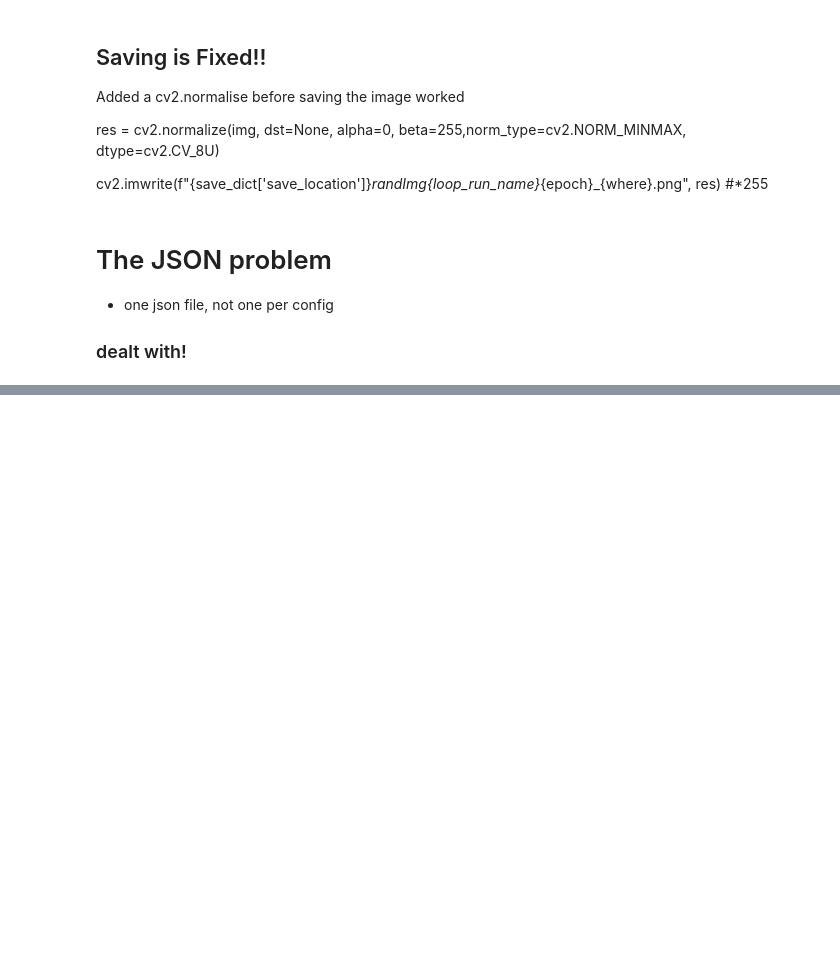
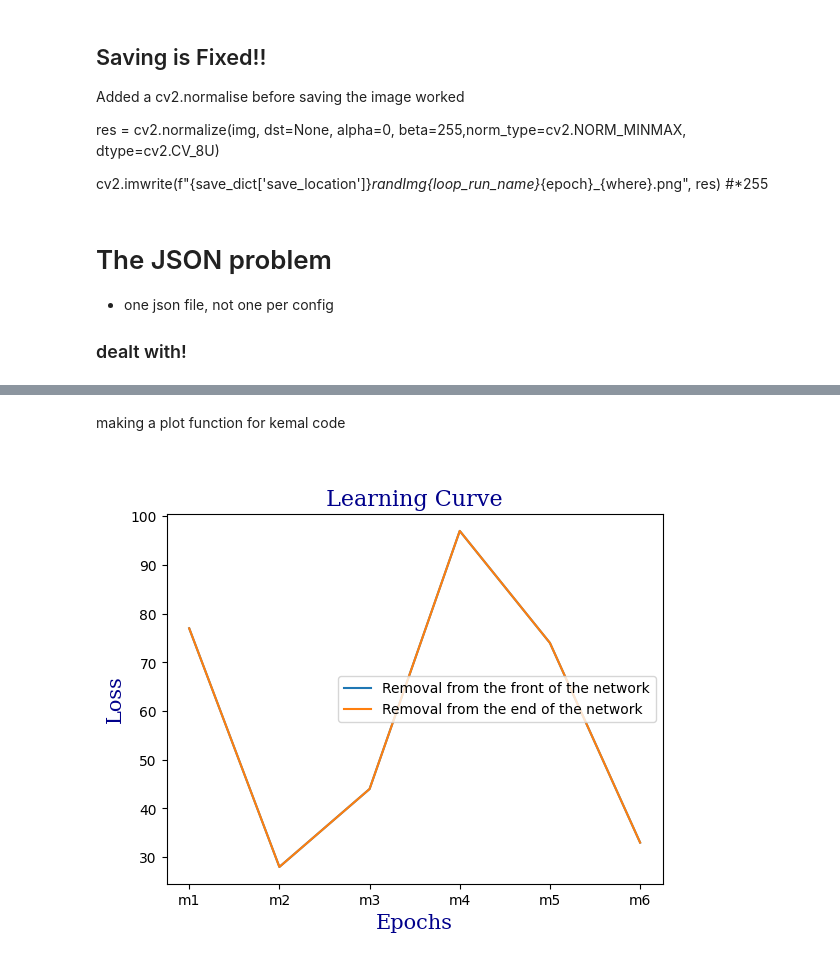
Before and after one commit to Naybellez/antvis, a Jupyter notebook: optics/Captains_Log/CaptainsLog_Stardate_160424.ipynb, the cells around one changed output, grey strips where cells are left out. Cells and saved outputs as stored; diff of their text form; code cells hidden in the pictures; blank space fills up the shorter version.

```diff
--- a/optics/Captains_Log/CaptainsLog_Stardate_160424.ipynb
+++ b/optics/Captains_Log/CaptainsLog_Stardate_160424.ipynb
@@ -233,0 +248,33 @@ cv2.imwrite(f"{save_dict['save_location']}_randImg{loop_run_name}_{epoch}_{where
+# %% [markdown]
+making a plot function for kemal code
+# %%
+# layer name on x axis
+# dict or df of model_name and accuracy
+import matplotlib.pyplot as plt
+save_loc = r"/its/home/nn268/antvis/antvis/optics/Kemal/saves/"
+dict1 = {'m1': 77, 'm2': 28,'m3': 44,'m4': 97,'m5': 74,'m6': 33}
+dict2 = {'n1': 77, 'n2': 28,'n3': 44,'n4': 97,'n5': 74,'n6': 33}
+
+def learning_curve(forward_acc:dict, backward_acc:dict, save_location,run_name:str):
+    #save_location = check_save_path(save_location)
+    lab = "VGG16 Accuracies for varying model sizes \n Rremoving layers from the front vs removing from the back "+run_name
+    font1 = {'family':'serif','color':'darkblue','size':16}
+    font2 = {'family':'serif','color':'darkblue','size':15}
+
+    plt.plot(range(len(forward_acc)), list(forward_acc.values()), label ='Removal from the front of the network')
+    plt.plot(range(len(backward_acc)), list(backward_acc.values()), label='Removal from the end of the network')
+    plt.xticks(range(len(forward_acc)), list(forward_acc.keys()))
+    plt.title(run_name+"\n Learning Curve ", font1)
+    plt.xlabel('Epochs', font2)
+    plt.ylabel('Loss', font2)
+    #plt.yscale("log")
+    plt.legend()
+    if save_location != None:
+        plt.savefig(save_location+'/'+lab+'.png') #run_name
+    else:
+        print("Save Location Not Specified!")
+    plt.show()
+
+learning_curve(dict1, dict2, save_loc, run_name= '')
+# %% [output]
+[figure, added]
```
Also changed, not shown: parts of 3 cells of this notebook, 3 other files.
